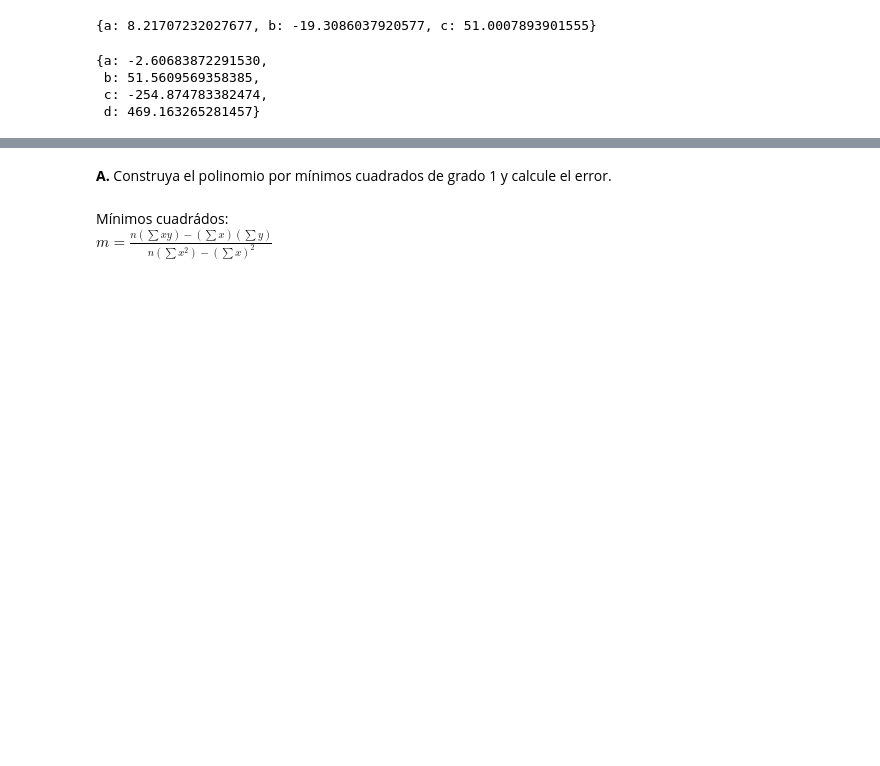
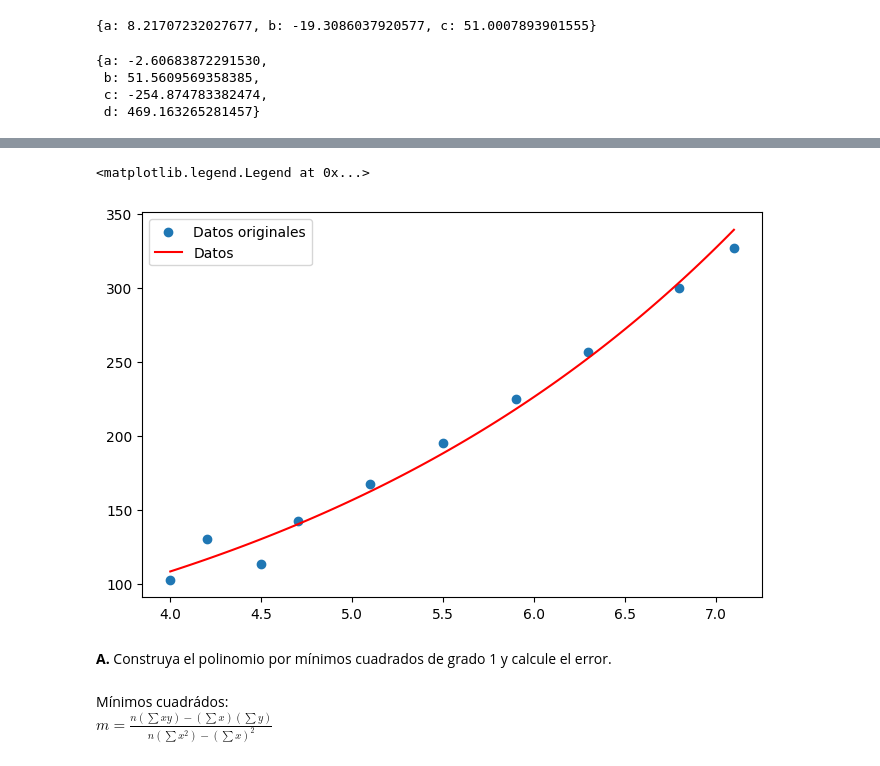
Before and after one commit to enriqueperez21/Universidad, a Jupyter notebook: MetodosN/bimestre2/tarea08/tarea08.ipynb, the cells around one changed output, grey strips where cells are left out. Cells and saved outputs as stored; diff of their text form; code cells hidden in the pictures; blank space fills up the shorter version.

```diff
--- a/MetodosN/bimestre2/tarea08/tarea08.ipynb
+++ b/MetodosN/bimestre2/tarea08/tarea08.ipynb
@@ -59,3 +61,18 @@ TypeError: loop of ufunc does not support argument 0 of type Symbol which has no
+# %%
+x = df1['x']
+y = df1['y']
+def grado4(x, a,b):
+    return (b*np.exp(a*x))
+x_test = np.linspace(x.min(),x.max(),100)
+y_pred = grado4(x_test, solution_d.get('a'), solution_d.get('b'))
+# Set the grid to plot the values
+fig, ax = plt.subplots(figsize=(8,5))
+ax.scatter(x, y, label='Datos originales')
+ax.plot(x_test, y_pred, color='red', label='Datos')
+ax.legend()
+# %% [output]
+<matplotlib.legend.Legend at 0x...>
+[figure, added]
 # %% [markdown]
 **A.** Construya el polinomio por mínimos cuadrados de grado 1 y calcule el error.
 # %% [markdown]
```
Also changed, not shown: parts of 2 cells of this notebook, 1 other file.
